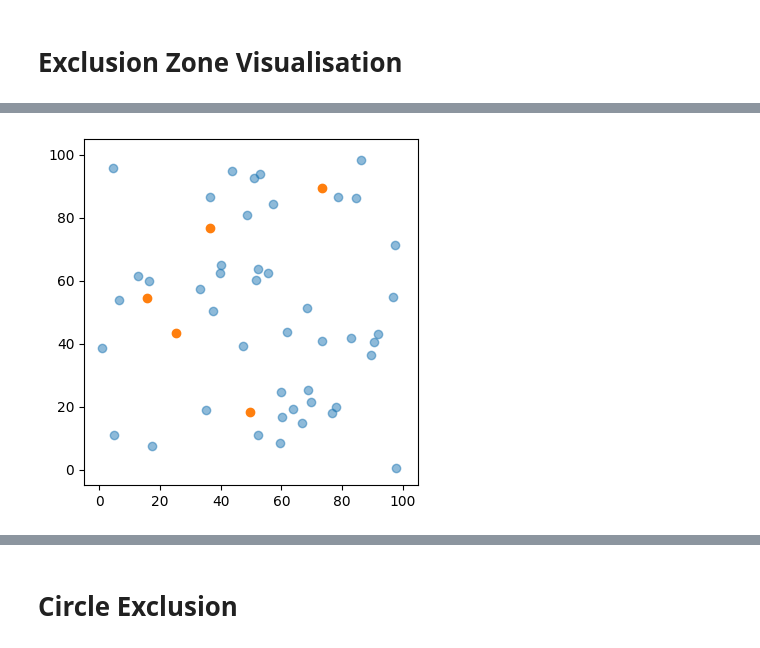
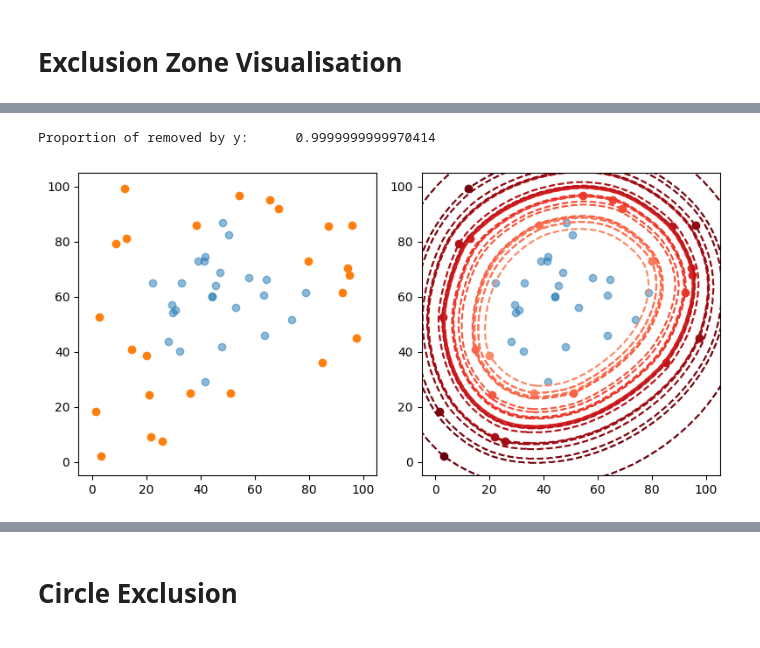
Before and after one commit to sandyspiers/coordinate_partitioning, a Jupyter notebook: visualisation/exclusion_zones.ipynb, the cells around one changed output, grey strips where cells are left out. Cells and saved outputs as stored; diff of their text form; code cells hidden in the pictures.

Commit message:
update figures

```diff
--- a/visualisation/exclusion_zones.ipynb
+++ b/visualisation/exclusion_zones.ipynb
@@ -25,11 +58,31 @@ y1[[4,17,27,35,39]] = 1
 # %%
-fig,axes = plt.subplots(1,figsize=(4,4))
-axes.plot(dp.locations[y1==0,0],dp.locations[y1==0,1],ls="",marker="o",alpha=0.5)
-axes.plot(dp.locations[y1==1,0],dp.locations[y1==1,1],ls="",marker="o")
-axes.set_xlim(-5,105)
-axes.set_ylim(-5,105)
+# Setup problem
+np.random.seed(38)
+n = 50
+p = 25
+s = 2
+dp = DiversityProblem.random(n,p,s)
+
+y = np.zeros(n)
+cps = CutPlaneSolver(dp)
+cps.solve()
+y[[cps.get_nodes()]]=1
+
+fig, axes = plt.subplots(1, 2, figsize=(8, 4))
+axes[0].plot(dp.locations[y==0,0],dp.locations[y==0,1],ls="",marker="o",alpha=0.5)
+axes[0].plot(dp.locations[y==1,0],dp.locations[y==1,1],ls="",marker="o")
+# for pp in range(n):
+#     axes[k,0].annotate(str(pp),(dp.locations[pp,0],dp.locations[pp,1]))
+for j in range(2):
+    axes[j].set_xlim(-5,105)
+    axes[j].set_ylim(-5,105)
+# Let alpha=1, determine all 5 exclusion zones
+ex_X, ex_Y, ex_Z = ex.get_exclusion_zones(dp, y, space_increase=15)
+ex.plot_zones_onto_axes(axes[1],y, ex_X, ex_Y, ex_Z,dp)
+print(f"Proportion of removed by y:\t",0.9999999999970414 ) #ex.get_proportion_solutions_removed(dp,y))
 plt.tight_layout()
-if savefig: plt.savefig(f"{fig_directory}/exclusion_zones_demo_y1_sol.pdf")
+if savefig: plt.savefig(f"{fig_directory}/exclusion_zones_demo_big.pdf")
 plt.show()
 # %% [output]
+Proportion of removed by y:      0.9999999999970414
-[figure, old version]
+[figure, new version]
```
Also changed, not shown: parts of 25 cells of this notebook, 13 other files.
